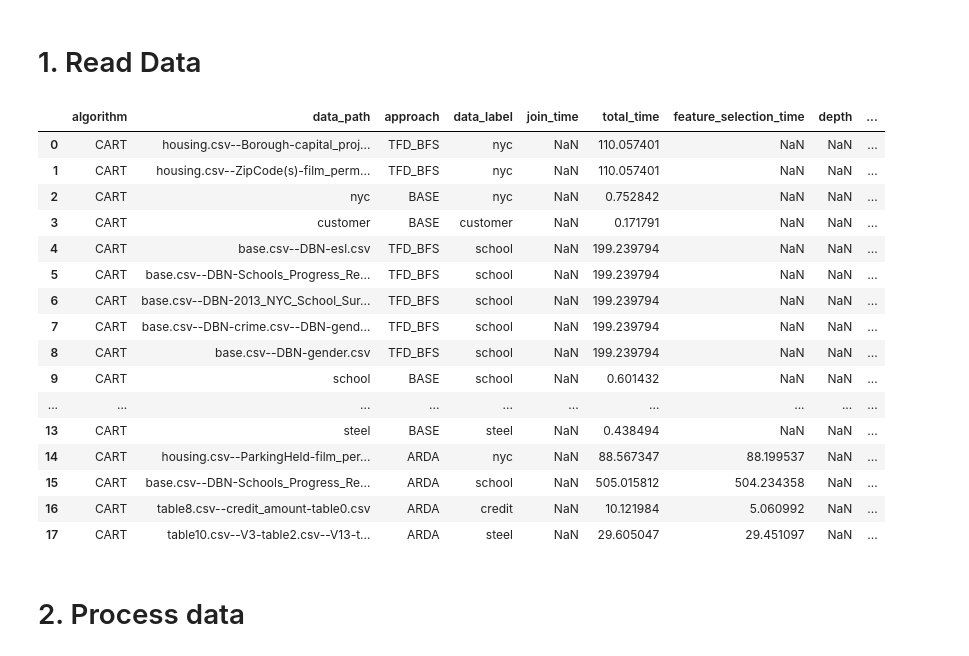
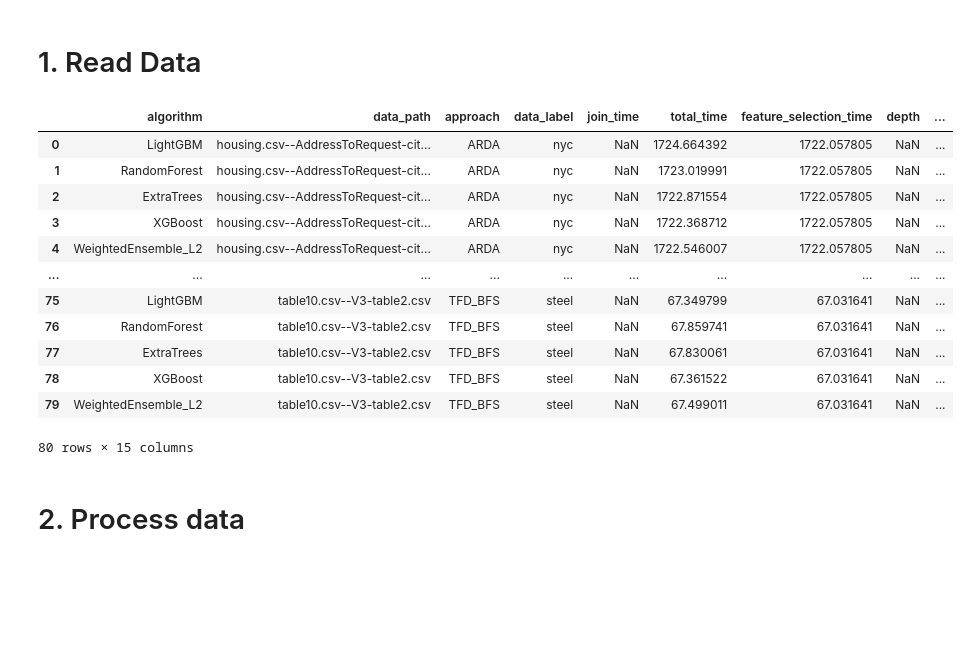
Before and after one commit to delftdata/autofeat, a Jupyter notebook: Visualisations-May.ipynb, the cells around one changed output. Drawn from its saved outputs; the diff is of its cells as text; code cells hidden in the pictures; blank space fills up the shorter version.

```diff
--- a/Visualisations-May.ipynb
+++ b/Visualisations-May.ipynb
@@ -18,33 +18,29 @@ import ast
 # %%
 # read data
 
 folder_name = os.path.abspath(os.path.abspath(''))
 
 dataset_path = "results/2024"
-result_file = "all_results_all_clsf_2.csv"
+result_file = "all_results_autogluon.csv"
 
 
 filepath = os.path.join(folder_name, f"{dataset_path}/{result_file}")
 dataframe = pd.read_csv(filepath)
 dataframe
 # %% [output]
 |  | algorithm | data_path | approach | data_label | join_time | total_time | feature_selection_time | depth | ... |
-| 0 | CART | housing.csv--Borough-capital_proj... | TFD_BFS | nyc | NaN | 110.057401 | NaN | NaN | ... |
-| 1 | CART | housing.csv--ZipCode(s)-film_perm... | TFD_BFS | nyc | NaN | 110.057401 | NaN | NaN | ... |
-| 2 | CART | nyc | BASE | nyc | NaN | 0.752842 | NaN | NaN | ... |
-| 3 | CART | customer | BASE | customer | NaN | 0.171791 | NaN | NaN | ... |
-| 4 | CART | base.csv--DBN-esl.csv | TFD_BFS | school | NaN | 199.239794 | NaN | NaN | ... |
-| 5 | CART | base.csv--DBN-Schools_Progress_Re... | TFD_BFS | school | NaN | 199.239794 | NaN | NaN | ... |
-| 6 | CART | base.csv--DBN-2013_NYC_School_Sur... | TFD_BFS | school | NaN | 199.239794 | NaN | NaN | ... |
-| 7 | CART | base.csv--DBN-crime.csv--DBN-gend... | TFD_BFS | school | NaN | 199.239794 | NaN | NaN | ... |
-| 8 | CART | base.csv--DBN-gender.csv | TFD_BFS | school | NaN | 199.239794 | NaN | NaN | ... |
-| 9 | CART | school | BASE | school | NaN | 0.601432 | NaN | NaN | ... |
+| 0 | LightGBM | housing.csv--AddressToRequest-cit... | ARDA | nyc | NaN | 1724.664392 | 1722.057805 | NaN | ... |
+| 1 | RandomForest | housing.csv--AddressToRequest-cit... | ARDA | nyc | NaN | 1723.019991 | 1722.057805 | NaN | ... |
+| 2 | ExtraTrees | housing.csv--AddressToRequest-cit... | ARDA | nyc | NaN | 1722.871554 | 1722.057805 | NaN | ... |
+| 3 | XGBoost | housing.csv--AddressToRequest-cit... | ARDA | nyc | NaN | 1722.368712 | 1722.057805 | NaN | ... |
+| 4 | WeightedEnsemble_L2 | housing.csv--AddressToRequest-cit... | ARDA | nyc | NaN | 1722.546007 | 1722.057805 | NaN | ... |
 | ... | ... | ... | ... | ... | ... | ... | ... | ... | ... |
-| 13 | CART | steel | BASE | steel | NaN | 0.438494 | NaN | NaN | ... |
-| 14 | CART | housing.csv--ParkingHeld-film_per... | ARDA | nyc | NaN | 88.567347 | 88.199537 | NaN | ... |
-| 15 | CART | base.csv--DBN-Schools_Progress_Re... | ARDA | school | NaN | 505.015812 | 504.234358 | NaN | ... |
-| 16 | CART | table8.csv--credit_amount-table0.csv | ARDA | credit | NaN | 10.121984 | 5.060992 | NaN | ... |
-| 17 | CART | table10.csv--V3-table2.csv--V13-t... | ARDA | steel | NaN | 29.605047 | 29.451097 | NaN | ... |
+| 75 | LightGBM | table10.csv--V3-table2.csv | TFD_BFS | steel | NaN | 67.349799 | 67.031641 | NaN | ... |
+| 76 | RandomForest | table10.csv--V3-table2.csv | TFD_BFS | steel | NaN | 67.859741 | 67.031641 | NaN | ... |
+| 77 | ExtraTrees | table10.csv--V3-table2.csv | TFD_BFS | steel | NaN | 67.830061 | 67.031641 | NaN | ... |
+| 78 | XGBoost | table10.csv--V3-table2.csv | TFD_BFS | steel | NaN | 67.361522 | 67.031641 | NaN | ... |
+| 79 | WeightedEnsemble_L2 | table10.csv--V3-table2.csv | TFD_BFS | steel | NaN | 67.499011 | 67.031641 | NaN | ... |
+80 rows × 15 columns
 # %% [markdown]
 # 2. Process data
 # %% [markdown]
```
Also changed, not shown: parts of 18 cells of this notebook.
